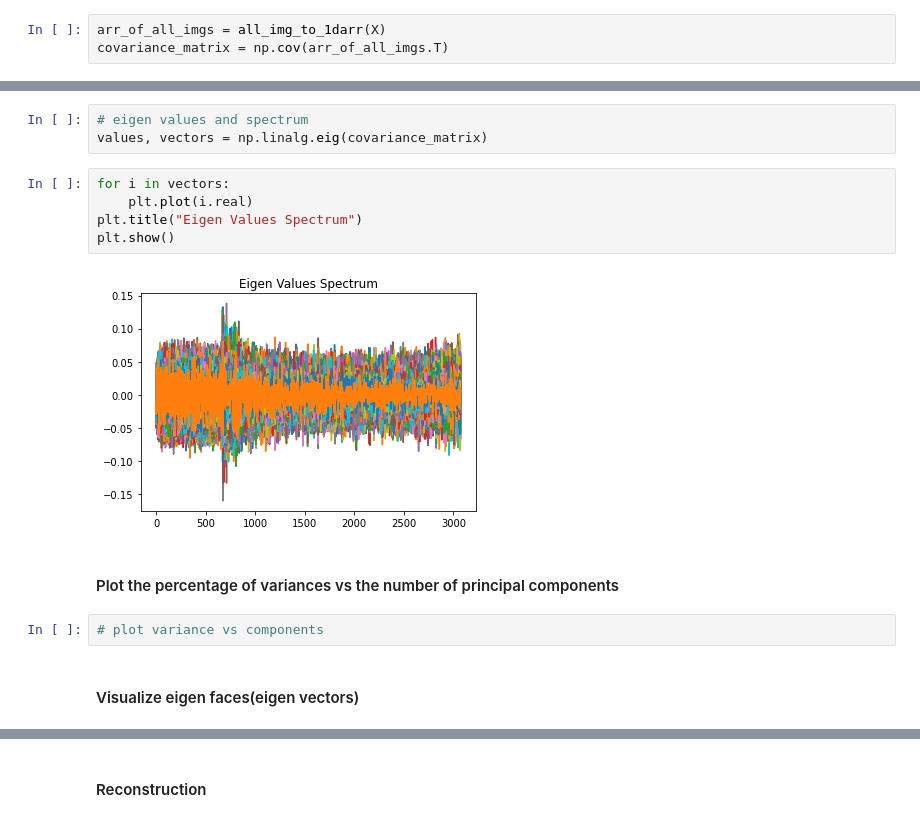
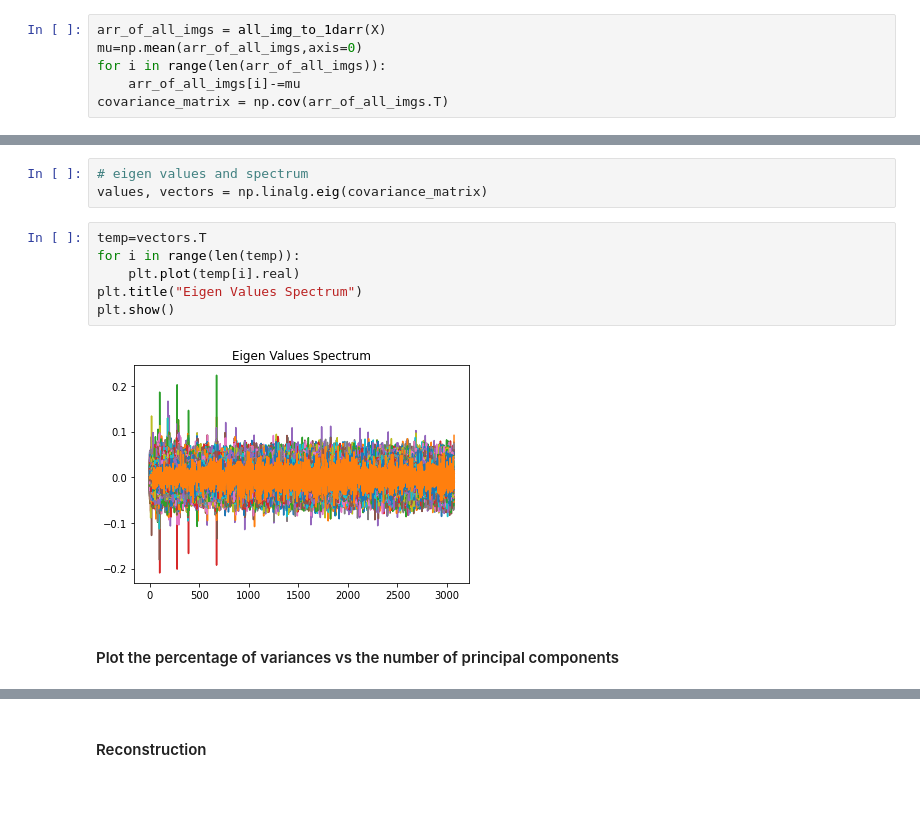
Before and after one commit to Architjain128/SMAI, a Jupyter notebook: Assignment2/rollnumber_Assignment2_Q3.ipynb, the cells around one changed output, grey strips where cells are left out. Saved outputs shown, nothing was run; the diff lists cells and outputs as text; blank space fills up the shorter version.

```diff
--- a/Assignment2/rollnumber_Assignment2_Q3.ipynb
+++ b/Assignment2/rollnumber_Assignment2_Q3.ipynb
@@ -147,6 +147,9 @@ def all_img_to_1darr(imgs):
     return np.array(arr)
 # %%
 arr_of_all_imgs = all_img_to_1darr(X)
+mu=np.mean(arr_of_all_imgs,axis=0)
+for i in range(len(arr_of_all_imgs)):
+    arr_of_all_imgs[i]-=mu
 covariance_matrix = np.cov(arr_of_all_imgs.T)
 # %% [markdown]
 #### Compute eigen values and plot eigen value spectrum
@@ -154,15 +157,12 @@ covariance_matrix = np.cov(arr_of_all_imgs.T)
 # eigen values and spectrum
 values, vectors = np.linalg.eig(covariance_matrix)
 # %%
-for i in vectors:
-    plt.plot(i.real)
+temp=vectors.T
+for i in range(len(temp)):
+    plt.plot(temp[i].real)
 plt.title("Eigen Values Spectrum")
 plt.show()
 # %% [output]
-[figure, old version]
+[figure, new version]
 # %% [markdown]
 #### Plot the percentage of variances vs the number of principal components
-# %%
-# plot variance vs components
-# %% [markdown]
-#### Visualize eigen faces(eigen vectors)
```
Also changed, not shown: parts of 24 cells of this notebook, 2 other files.
